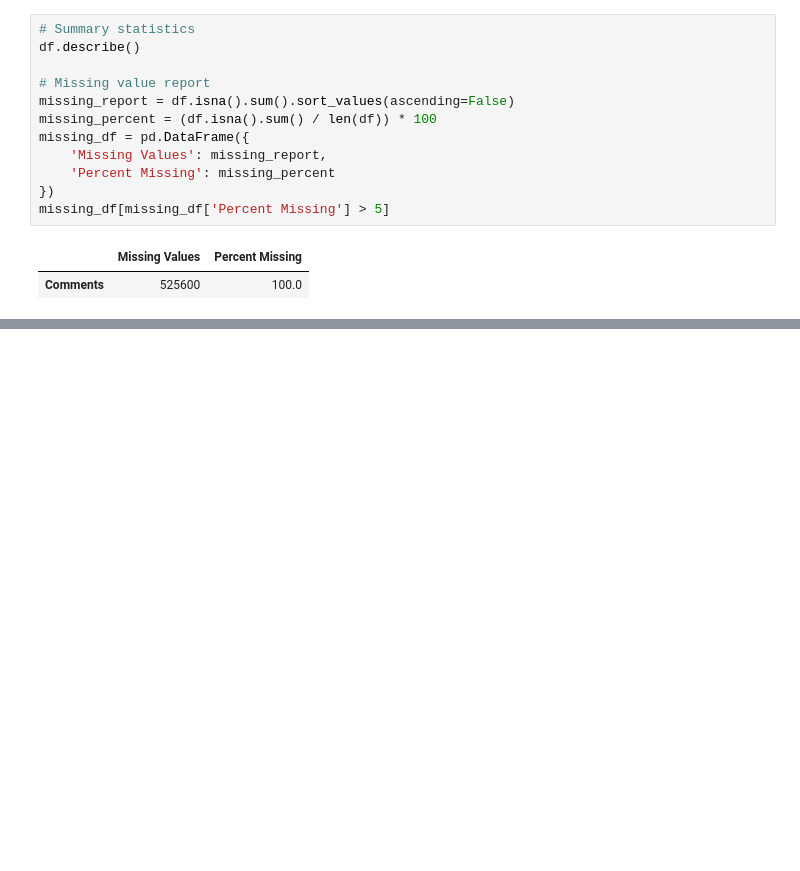
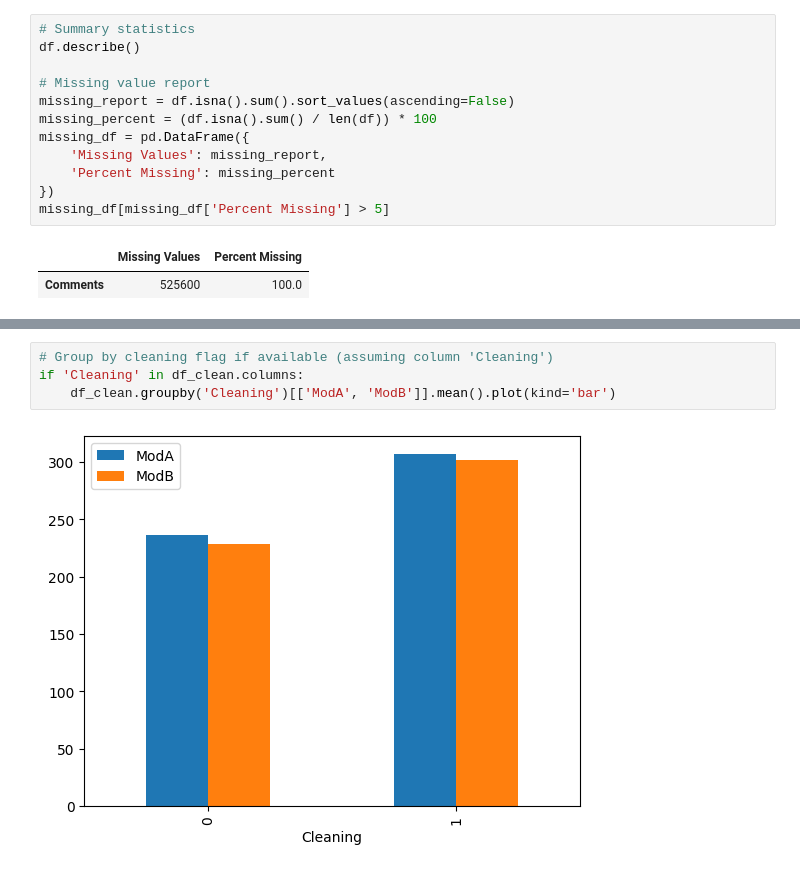
Before and after one commit to EYOELTEKLE/solar-challenge-week1, a Jupyter notebook: notebooks/benin_eda.ipynb, the cells around one changed output, grey strips where cells are left out. Drawn from its saved outputs; the diff is of its cells as text; blank space fills up the shorter version.

```diff
--- a/notebooks/benin_eda.ipynb
+++ b/notebooks/benin_eda.ipynb
@@ -29,0 +61,6 @@ missing_df[missing_df['Percent Missing'] > 5]
+# %%
+# Group by cleaning flag if available (assuming column 'Cleaning')
+if 'Cleaning' in df_clean.columns:
+    df_clean.groupby('Cleaning')[['ModA', 'ModB']].mean().plot(kind='bar')
+# %% [output]
+[figure, added]
```
Also changed, not shown: parts of 4 cells of this notebook, 2 other files.
